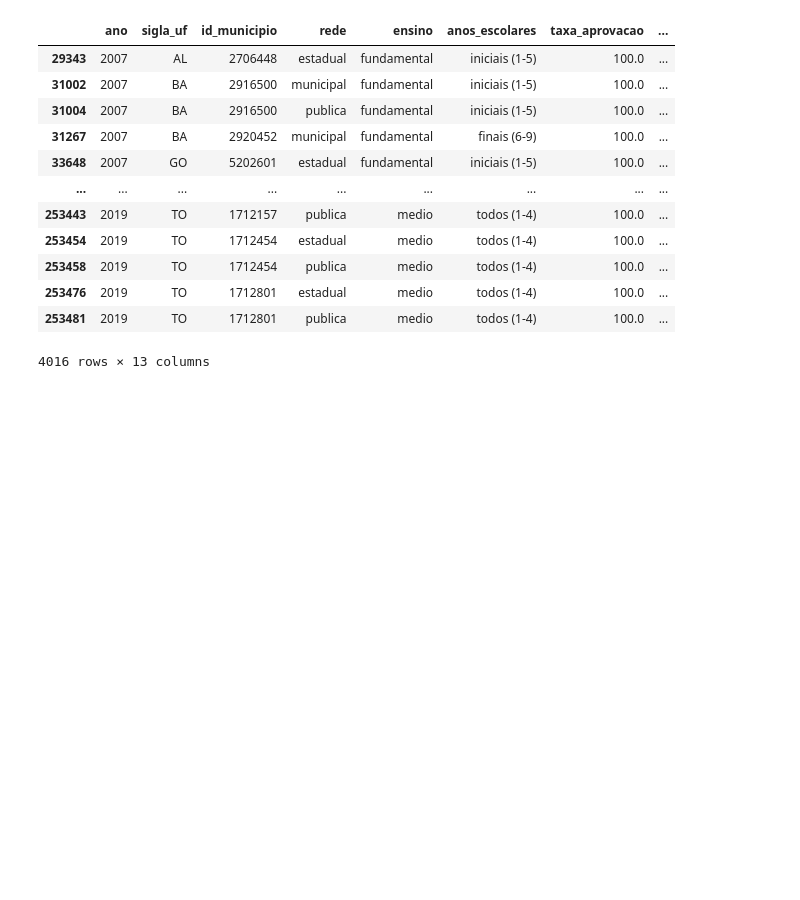
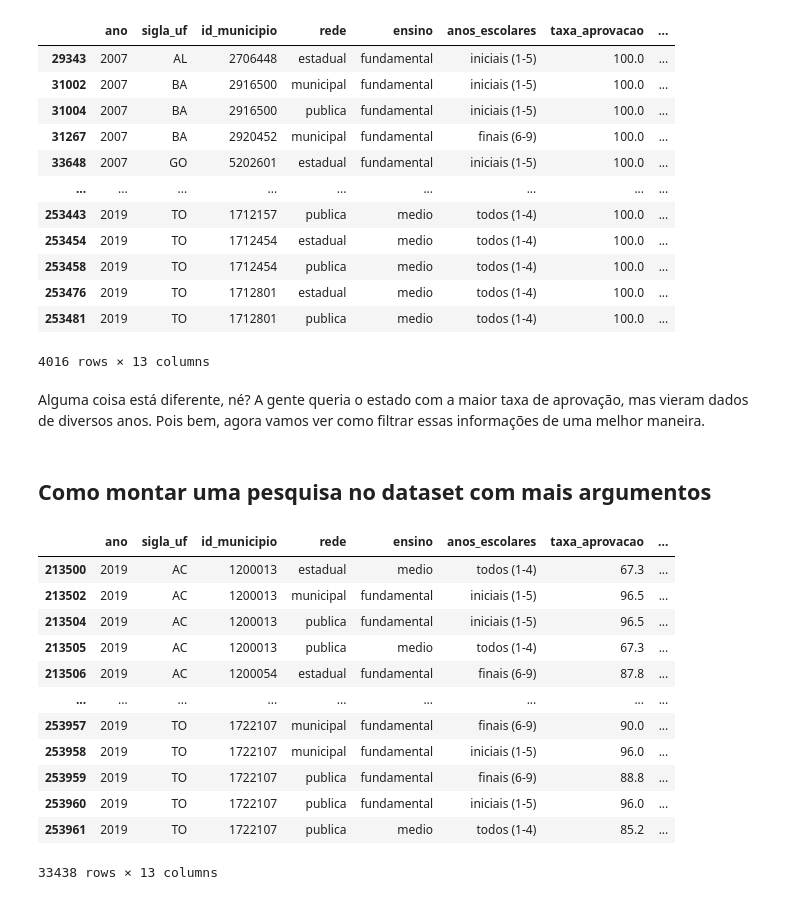
Before and after one commit to julianyraiol/coda_amazonia-workshop-pandas, a Jupyter notebook: coda_am_analise_dados.ipynb, the cells around one changed output. Drawn from its saved outputs; the diff is of its cells as text; code cells hidden in the pictures; blank space fills up the shorter version.

Commit message:
add pesquisa no dataframe

```diff
--- a/coda_am_analise_dados.ipynb
+++ b/coda_am_analise_dados.ipynb
@@ -230,3 +231,24 @@ df[df["taxa_aprovacao"] == maior_media]
 | 253476 | 2019 | TO | 1712801 | estadual | medio | todos (1-4) | 100.0 | ... |
 | 253481 | 2019 | TO | 1712801 | publica | medio | todos (1-4) | 100.0 | ... |
 4016 rows × 13 columns
+# %% [markdown]
+Alguma coisa está diferente, né? A gente queria o estado com a maior taxa de aprovação, mas vieram dados de diversos anos. Pois bem, agora vamos ver como filtrar essas informações de uma melhor maneira.
+# %% [markdown]
+## Como montar uma pesquisa no dataset com mais argumentos
+# %%
+pesquisa = df[(df["ano"] == 2019)]
+pesquisa
+# %% [output]
+|  | ano | sigla_uf | id_municipio | rede | ensino | anos_escolares | taxa_aprovacao | ... |
+| 213500 | 2019 | AC | 1200013 | estadual | medio | todos (1-4) | 67.3 | ... |
+| 213502 | 2019 | AC | 1200013 | municipal | fundamental | iniciais (1-5) | 96.5 | ... |
+| 213504 | 2019 | AC | 1200013 | publica | fundamental | iniciais (1-5) | 96.5 | ... |
+| 213505 | 2019 | AC | 1200013 | publica | medio | todos (1-4) | 67.3 | ... |
+| 213506 | 2019 | AC | 1200054 | estadual | fundamental | finais (6-9) | 87.8 | ... |
+| ... | ... | ... | ... | ... | ... | ... | ... | ... |
+| 253957 | 2019 | TO | 1722107 | municipal | fundamental | finais (6-9) | 90.0 | ... |
+| 253958 | 2019 | TO | 1722107 | municipal | fundamental | iniciais (1-5) | 96.0 | ... |
+| 253959 | 2019 | TO | 1722107 | publica | fundamental | finais (6-9) | 88.8 | ... |
+| 253960 | 2019 | TO | 1722107 | publica | fundamental | iniciais (1-5) | 96.0 | ... |
+| 253961 | 2019 | TO | 1722107 | publica | medio | todos (1-4) | 85.2 | ... |
+33438 rows × 13 columns
```
Also changed, not shown: parts of 11 cells of this notebook.
